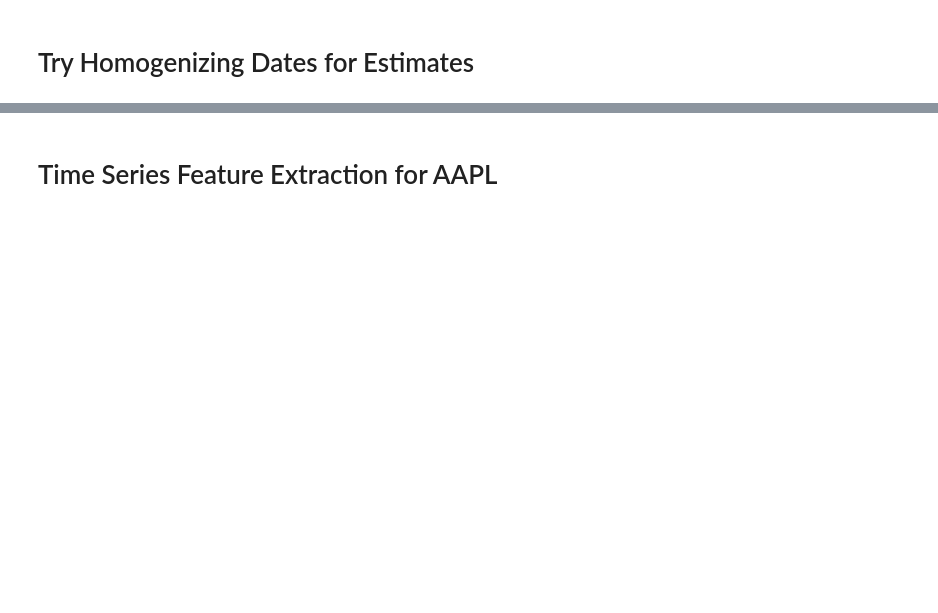
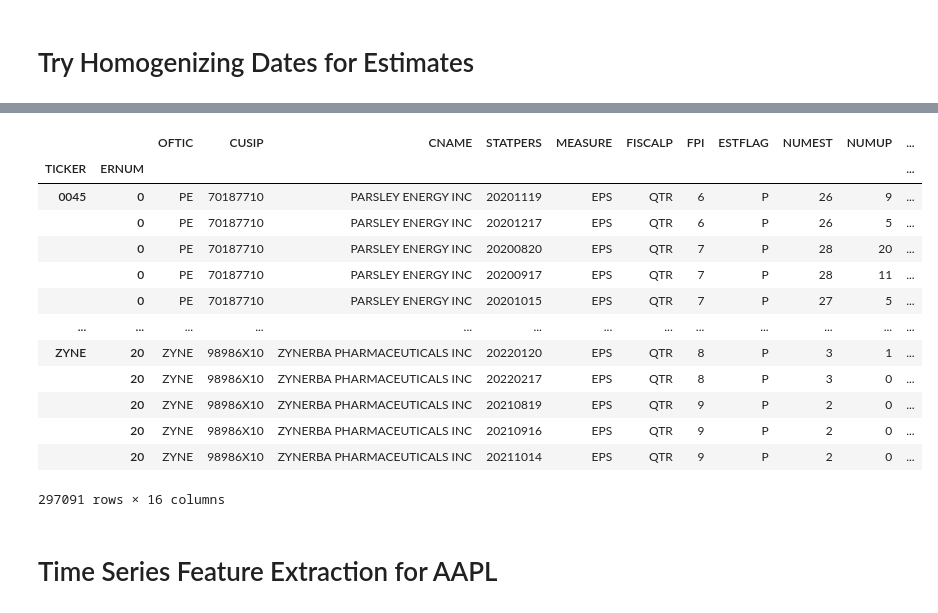
Before and after one commit to layoups/post-earnings-returns, a Jupyter notebook: TS_features.ipynb, the cells around one changed output, grey strips where cells are left out. Cells and saved outputs as stored; diff of their text form; code cells hidden in the pictures; blank space fills up the shorter version.

```diff
--- a/TS_features.ipynb
+++ b/TS_features.ipynb
@@ -58,2 +104,20 @@ estimates = estimates.droplevel(1).set_index('ERNUM', append=True).sort_index()
+# %%
+estimates.sort_index(inplace=True)
+estimates
+# %% [output]
+|  |  | OFTIC | CUSIP | CNAME | STATPERS | MEASURE | FISCALP | FPI | ESTFLAG | NUMEST | NUMUP | ... |
+| TICKER | ERNUM |  |  |  |  |  |  |  |  |  |  | ... |
+| 0045 | 0 | PE | 70187710 | PARSLEY ENERGY INC | 20201119 | EPS | QTR | 6 | P | 26 | 9 | ... |
+|  | 0 | PE | 70187710 | PARSLEY ENERGY INC | 20201217 | EPS | QTR | 6 | P | 26 | 5 | ... |
+|  | 0 | PE | 70187710 | PARSLEY ENERGY INC | 20200820 | EPS | QTR | 7 | P | 28 | 20 | ... |
+|  | 0 | PE | 70187710 | PARSLEY ENERGY INC | 20200917 | EPS | QTR | 7 | P | 28 | 11 | ... |
+|  | 0 | PE | 70187710 | PARSLEY ENERGY INC | 20201015 | EPS | QTR | 7 | P | 27 | 5 | ... |
+| ... | ... | ... | ... | ... | ... | ... | ... | ... | ... | ... | ... | ... |
+| ZYNE | 20 | ZYNE | 98986X10 | ZYNERBA PHARMACEUTICALS INC | 20220120 | EPS | QTR | 8 | P | 3 | 1 | ... |
+|  | 20 | ZYNE | 98986X10 | ZYNERBA PHARMACEUTICALS INC | 20220217 | EPS | QTR | 8 | P | 3 | 0 | ... |
+|  | 20 | ZYNE | 98986X10 | ZYNERBA PHARMACEUTICALS INC | 20210819 | EPS | QTR | 9 | P | 2 | 0 | ... |
+|  | 20 | ZYNE | 98986X10 | ZYNERBA PHARMACEUTICALS INC | 20210916 | EPS | QTR | 9 | P | 2 | 0 | ... |
+|  | 20 | ZYNE | 98986X10 | ZYNERBA PHARMACEUTICALS INC | 20211014 | EPS | QTR | 9 | P | 2 | 0 | ... |
+297091 rows × 16 columns
 # %% [markdown]
 # Time Series Feature Extraction for AAPL
```
Also changed, not shown: parts of 13 cells of this notebook, 1 other file.
